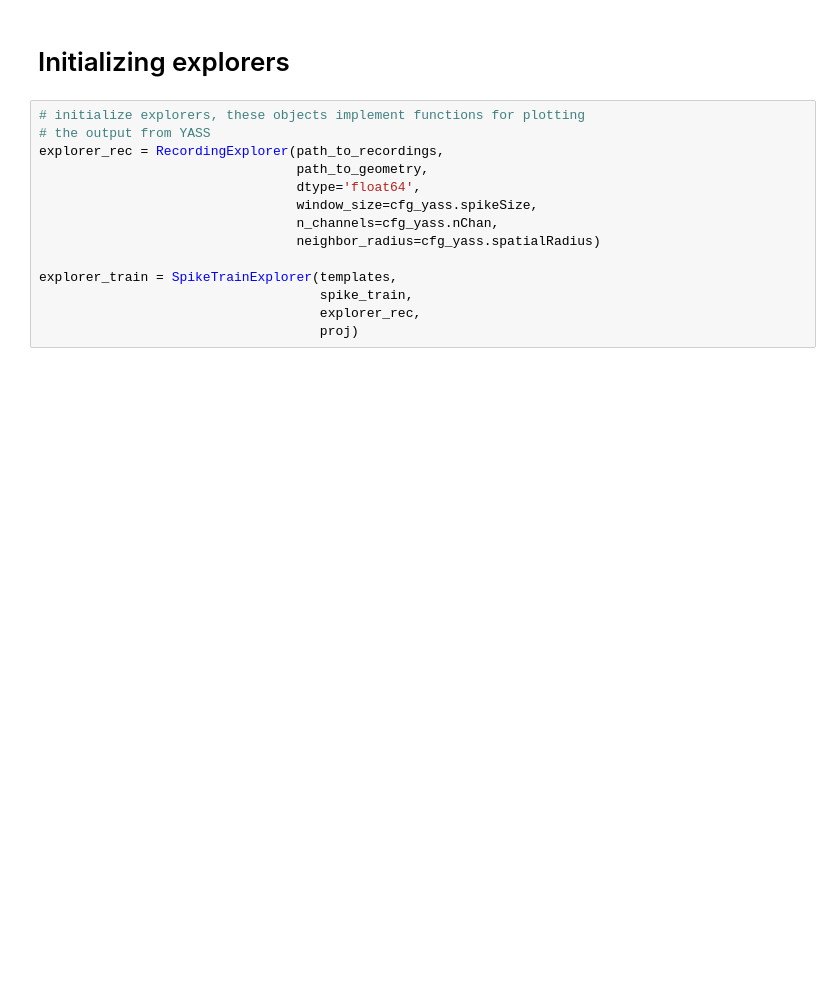
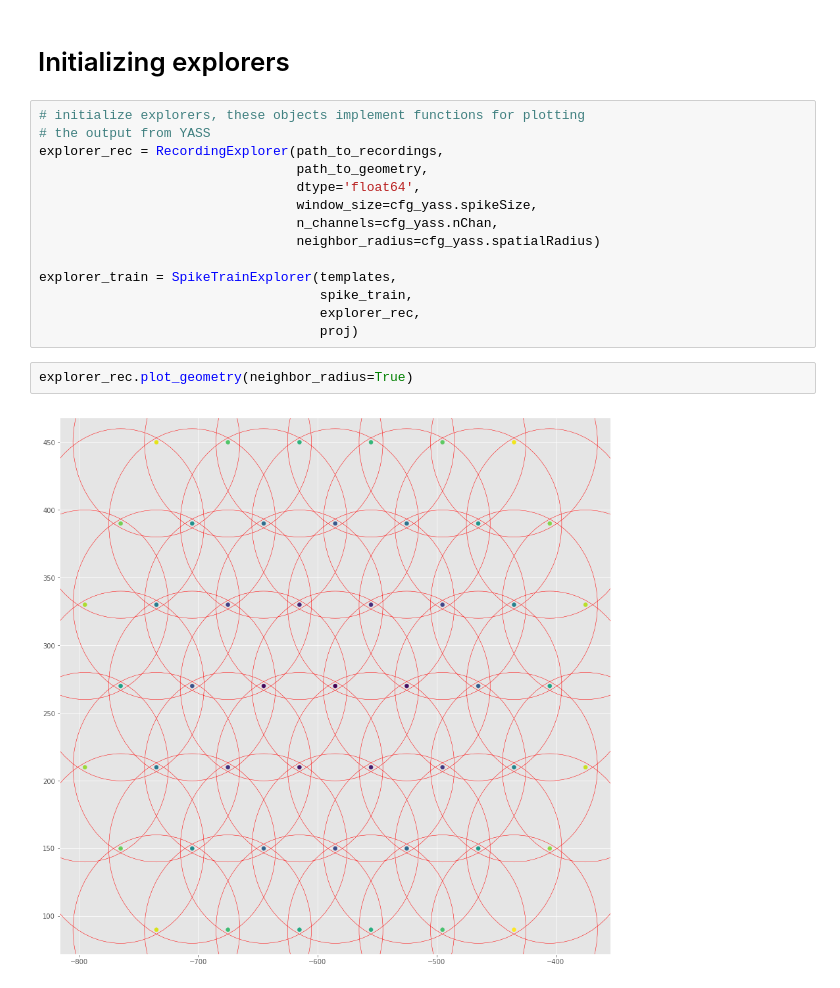
Before and after one commit to edublancas/neural-clustering, a Jupyter notebook: notebooks/cluster-evaluation.ipynb, the cells around one changed output. Cells and saved outputs as stored; diff of their text form; blank space fills up the shorter version.

```diff
--- a/notebooks/cluster-evaluation.ipynb
+++ b/notebooks/cluster-evaluation.ipynb
@@ -67,6 +67,10 @@ explorer_train = SpikeTrainExplorer(templates,
                                     spike_train,
                                     explorer_rec,
                                     proj)
+# %%
+explorer_rec.plot_geometry(neighbor_radius=True)
+# %% [output]
+[figure, added]
 # %%
 explorer_train.plot_all_clusters(k=2, sharex=True, sharey=True)
 # %% [output]
```
Also changed, not shown: parts of 7 cells of this notebook.
